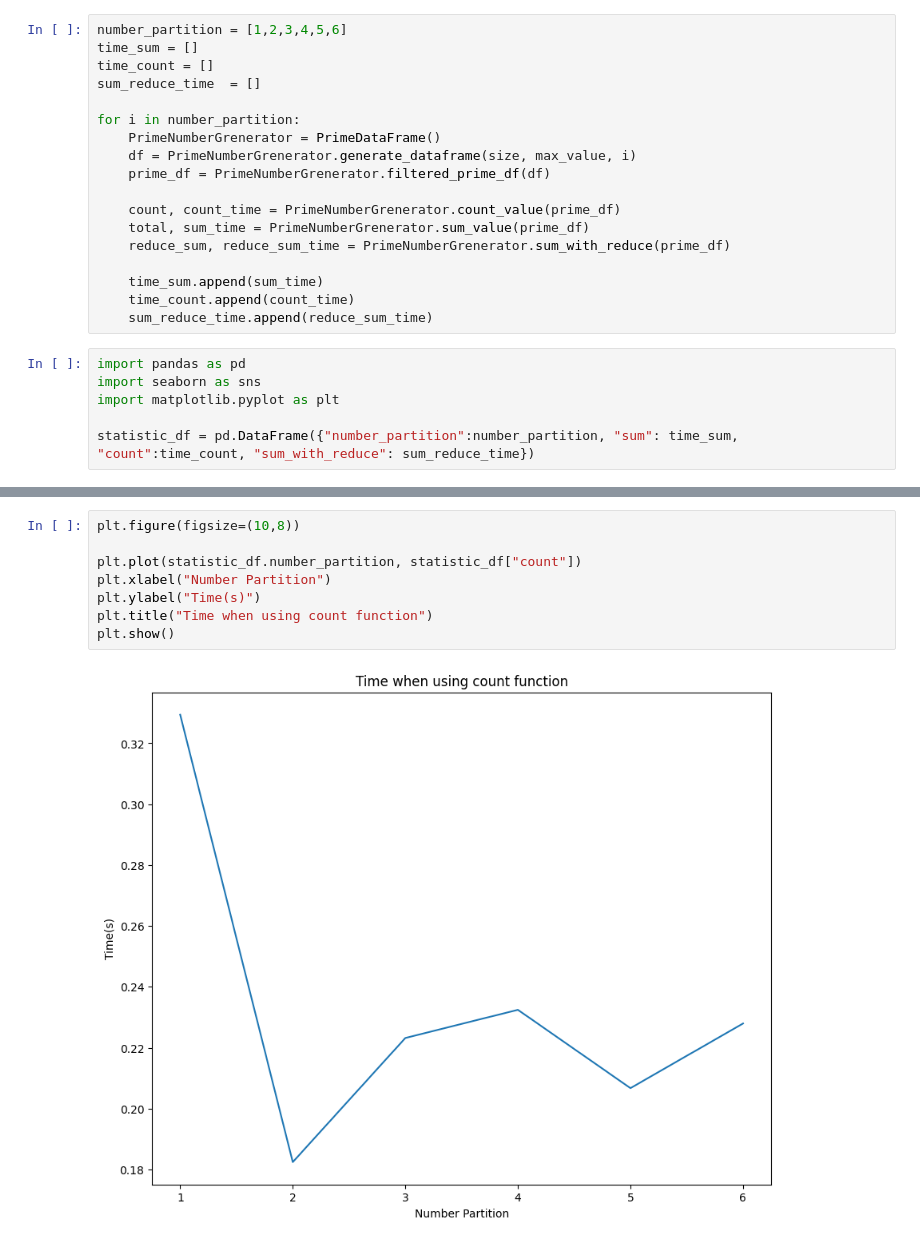
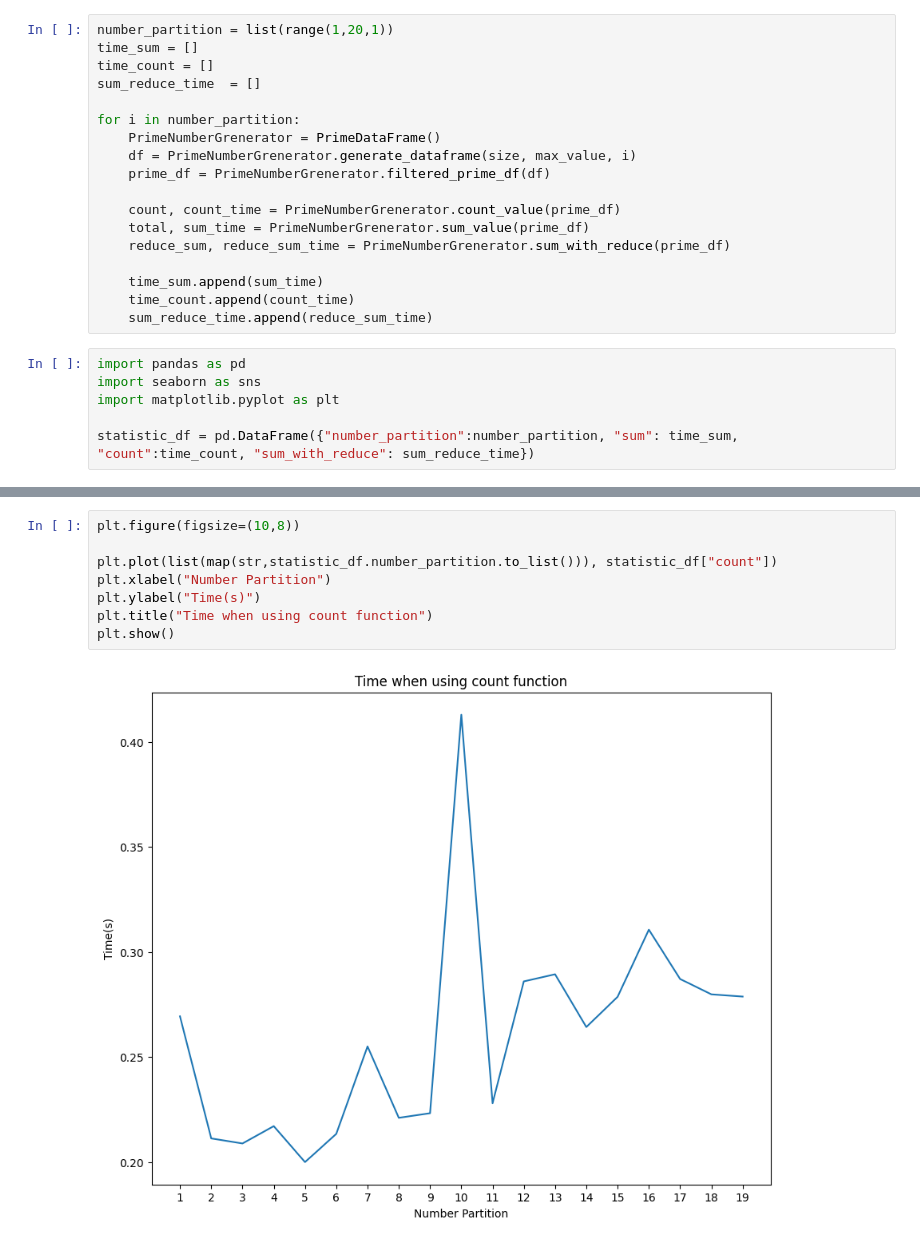
Before and after one commit to Bakerville/Spark_Learning, a Jupyter notebook: Prime Number.ipynb, the cells around one changed output, grey strips where cells are left out. Saved outputs shown, nothing was run; the diff lists cells and outputs as text.

```diff
--- a/Prime Number.ipynb
+++ b/Prime Number.ipynb
@@ -75,5 +75,5 @@ Sum of prime:  7639561 - Time:  0.3703758716583252
 # %%
-number_partition = [1,2,3,4,5,6]
+number_partition = list(range(1,20,1))
 time_sum = []
 time_count = []
 sum_reduce_time  = []
@@ -109,13 +140,13 @@ statistic_df
 # %%
 plt.figure(figsize=(10,8))
 
-plt.plot(statistic_df.number_partition, statistic_df["count"])
+plt.plot(list(map(str,statistic_df.number_partition.to_list())), statistic_df["count"])
 plt.xlabel("Number Partition")
 plt.ylabel("Time(s)")
 plt.title("Time when using count function")
 plt.show()
 # %% [output]
-[figure, old version]
+[figure, new version]
 # %%
 plt.figure(figsize=(10,8))
 
```
Also changed, not shown: parts of 8 cells of this notebook.
